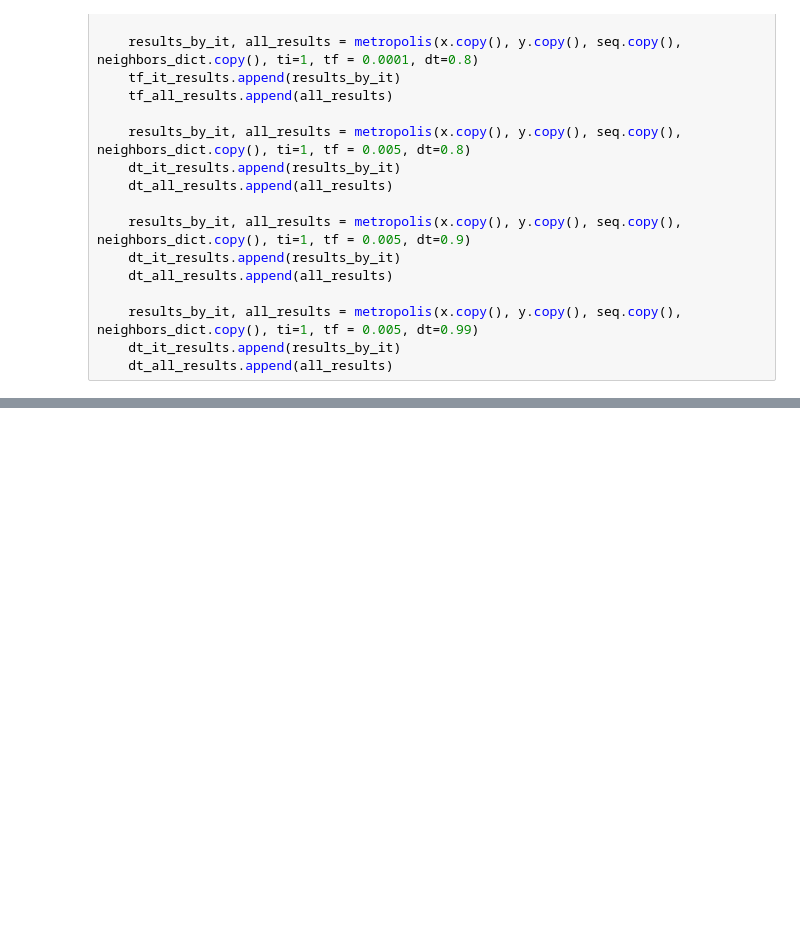
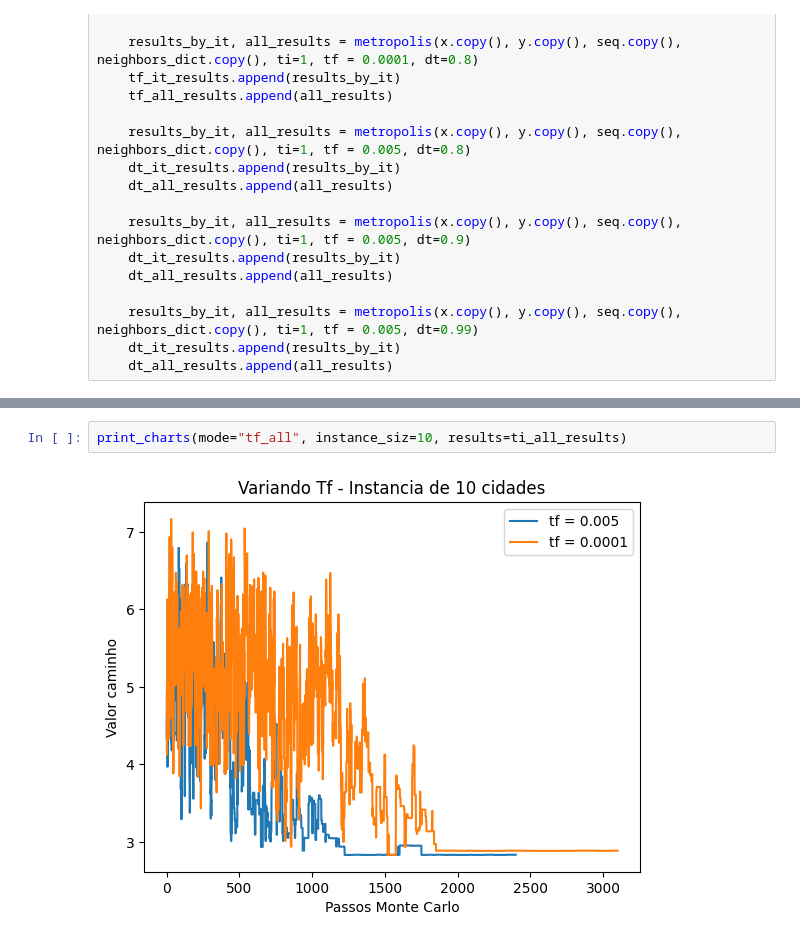
Before and after one commit to JoaoP-Silva/IFEC-repo, a Jupyter notebook: TSP/TSP.ipynb, the cells around one changed output, grey strips where cells are left out. Drawn from its saved outputs; the diff is of its cells as text; blank space fills up the shorter version.

```diff
--- a/TSP/TSP.ipynb
+++ b/TSP/TSP.ipynb
@@ -326,0 +414,4 @@ print_charts(mode="ti_all", instance_siz=10, results=ti_all_results)
+# %%
+print_charts(mode="tf_all", instance_siz=10, results=ti_all_results)
+# %% [output]
+[figure, added]
```
Also changed, not shown: parts of 46 cells of this notebook.
